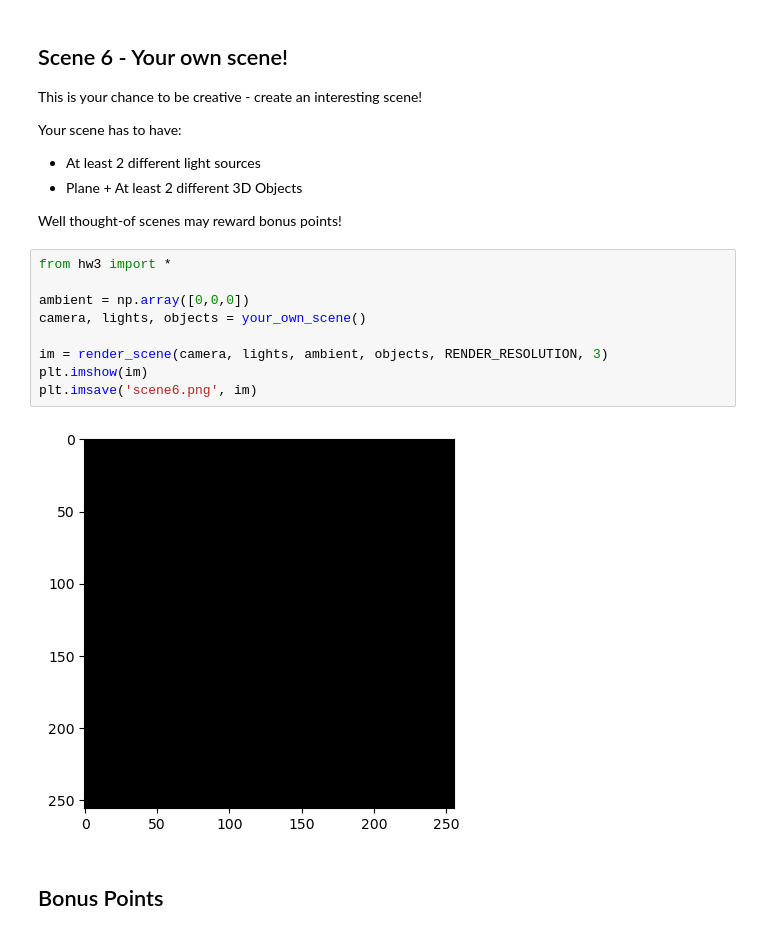
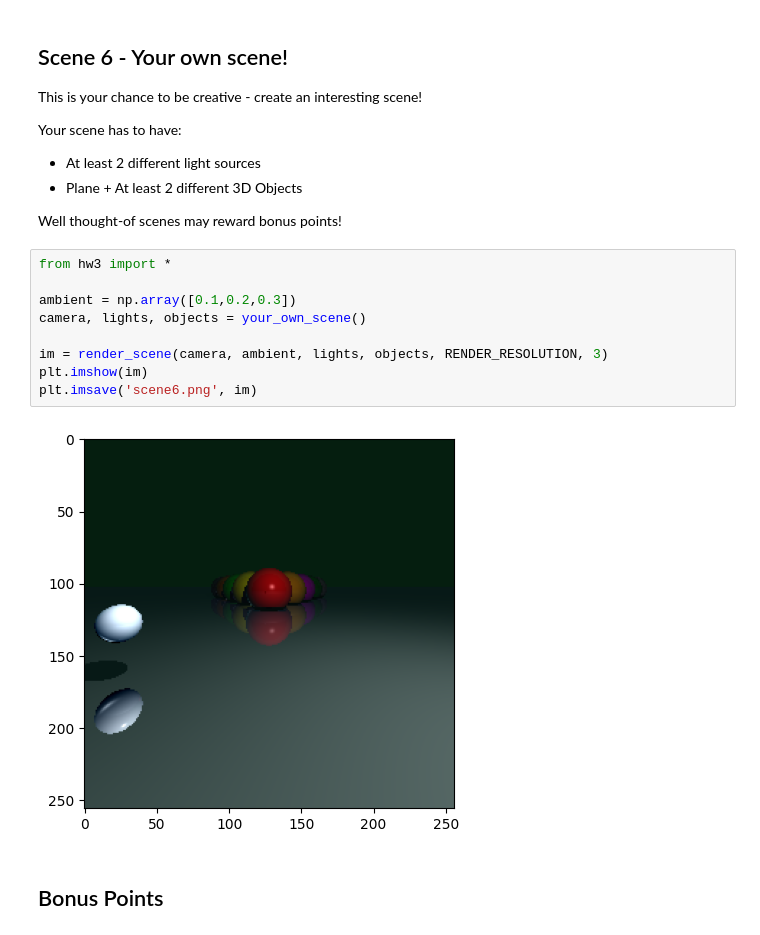
Before and after one commit to dar-levy/ray-tracing, a Jupyter notebook: Ray Tracing Assignment.ipynb, the cells around one changed output. Cells and saved outputs as stored; diff of their text form.

Commit message:
scene 2, 3, 6 done

```diff
--- a/Ray Tracing Assignment.ipynb
+++ b/Ray Tracing Assignment.ipynb
@@ -247,14 +246,14 @@ Well thought-of scenes may reward bonus points!
 # %%
 from hw3 import *
 
-ambient = np.array([0,0,0])
+ambient = np.array([0.1,0.2,0.3])
 camera, lights, objects = your_own_scene()
 
-im = render_scene(camera, lights, ambient, objects, RENDER_RESOLUTION, 3)
+im = render_scene(camera, ambient, lights, objects, RENDER_RESOLUTION, 3)
 plt.imshow(im)
 plt.imsave('scene6.png', im)
 # %% [output]
-[figure, old version]
+[figure, new version]
 # %% [markdown]
 ## Bonus Points
 # %% [markdown]
```
Also changed, not shown: parts of 6 cells of this notebook, 8 other files.
